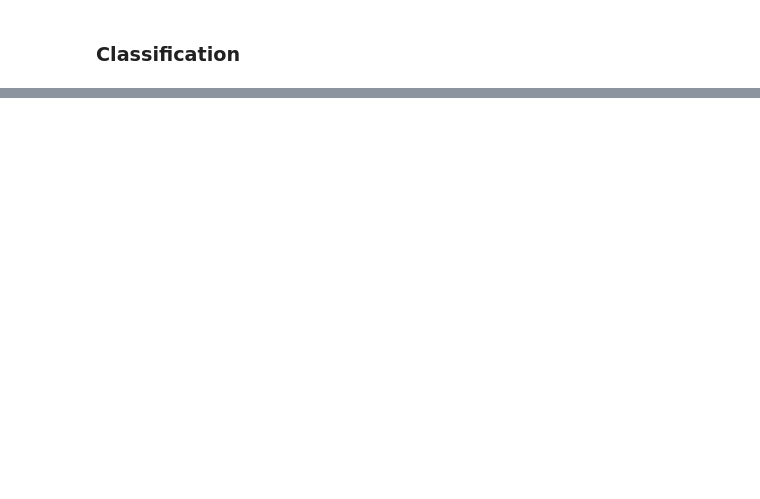
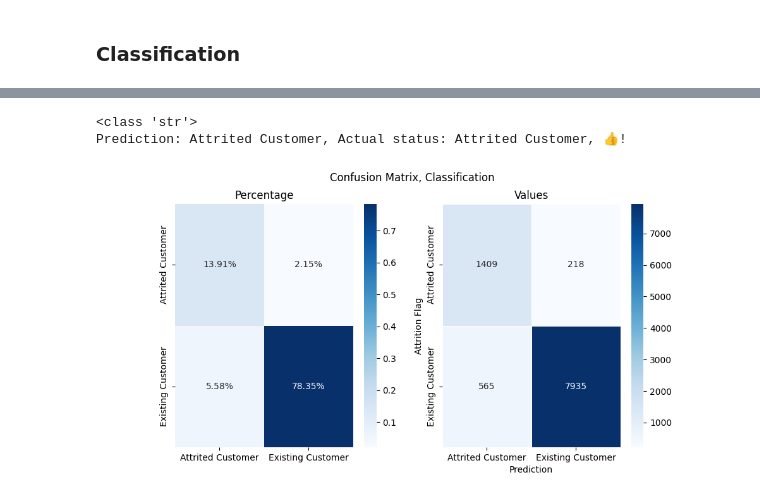
Before and after one commit to anilembel/Churn_Prediction_Becode, a Jupyter notebook: modeling/model_prediction.ipynb, the cells around one changed output, grey strips where cells are left out. Cells and saved outputs as stored; diff of their text form; code cells hidden in the pictures; blank space fills up the shorter version.

Commit message:
model predictio, classification model exploration

```diff
--- a/modeling/model_prediction.ipynb
+++ b/modeling/model_prediction.ipynb
@@ -282,0 +356,3 @@ plot_clusters(data_cleaned, k_labels_s, k_centroids)
+# %%
+classification_model = pickle.load(open('./model/classification/classification_model.pkl', 'rb'))
+classification_model
@@ -282,0 +377,61 @@ plot_clusters(data_cleaned, k_labels_s, k_centroids)
+# %%
+data_classification = pd.read_csv('../data_cleaning/BankChurners.csv')
+# Select columns
+select= ['Attrition_Flag','Gender', 'Customer_Age', 'Dependent_count',
+        'Months_on_book', 'Total_Relationship_Count',
+        'Months_Inactive_12_mon', 'Contacts_Count_12_mon',
+        'Credit_Limit', 'Total_Revolving_Bal', 'Total_Amt_Chng_Q4_Q1',
+        'Total_Trans_Amt', 'Total_Trans_Ct', 'Total_Ct_Chng_Q4_Q1',
+        'Avg_Utilization_Ratio'
+        ]
+data_classification = pd.concat([data_classification[select]], axis=1)
+
+# Select features
+features = data_classification.drop(['Attrition_Flag'], axis=1)
+
+# Select target
+target = data_classification['Attrition_Flag']
+
+def prediction_test(df: pd.DataFrame, model):
+        clt_num = np.random.randint(df.shape[0])
+
+        client = data_classification.iloc[[clt_num]]
+        client_status = client['Attrition_Flag'].iloc[0]
+        print(type(client_status))
+        client_features = client.drop(['Attrition_Flag'],axis=1)
+        result = model.predict(client_features)[0]
+        if result == client_status:
+                flag = '👍'
+        else:
+                flag = '👎'
+        print(f"Prediction: {result}, Actual status: {client_status}, {flag}!")
+
+
+prediction_test(data_classification, classification_model)
+# %% [output]
+<class 'str'>
+Prediction: Attrited Customer, Actual status: Attrited Customer, 👍!
+# %%
+
+pred = classification_model.predict(features)
+target_names = ['Attrited Customer','Existing Customer']
+#confusion matrix
+from sklearn.metrics import confusion_matrix
+cm = confusion_matrix(target, pred, labels=target_names)
+
+#cm vizualization
+import seaborn as sns
+f, (ax1, ax2) = plt.subplots(1, 2, figsize = (10,5))
+
+x_axis_labels = ['Attrited Customer','Existing Customer'] # labels for x-axis
+y_axis_labels = ['Attrited Customer','Existing Customer'] # labels for y-axis
+sns.heatmap(cm/np.sum(cm), annot=True, fmt='.2%',cmap='Blues',xticklabels=target_names, yticklabels=target_names, ax=ax1)
+sns.heatmap(cm,annot = True,cmap='Blues',xticklabels=target_names, yticklabels=target_names, linewidths= 0.5, fmt=".0f", ax=ax2)
+plt.xlabel('Prediction')
+plt.ylabel('Attrition Flag')
+ax1.set_title('Percentage')
+ax2.set_title('Values')
+plt.suptitle('Confusion Matrix, Classification')
+plt.show()
+# %% [output]
+[figure, added]
```
Also changed, not shown: parts of 15 cells of this notebook, 5 other files.
